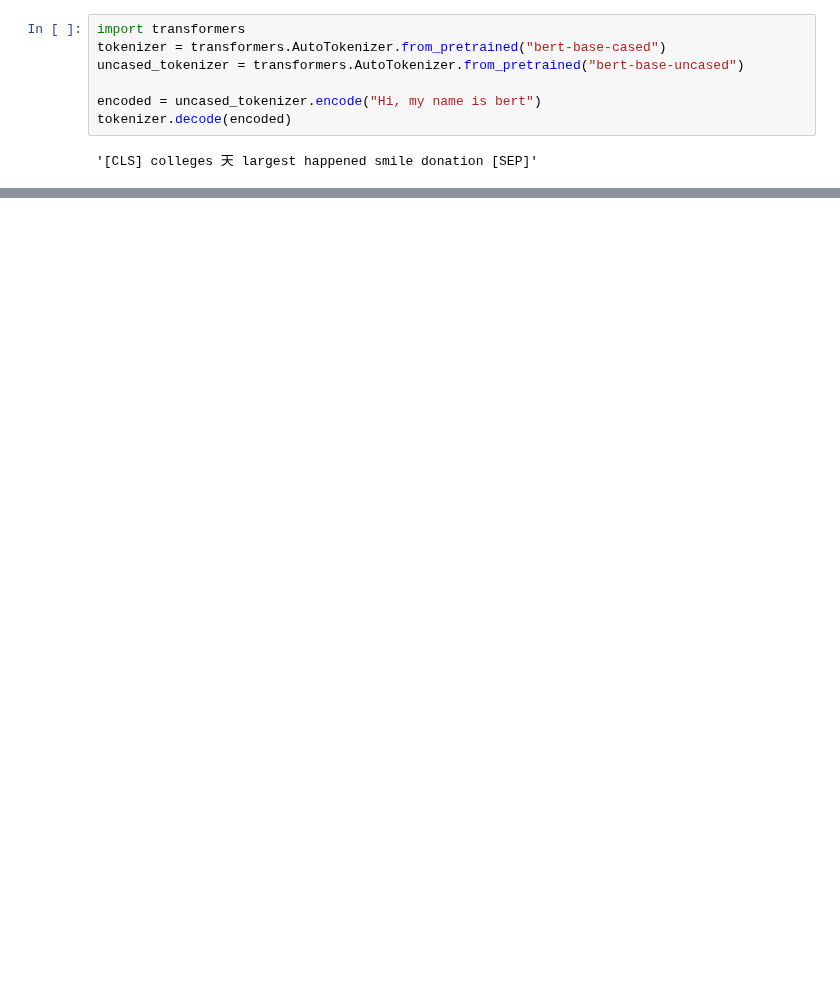
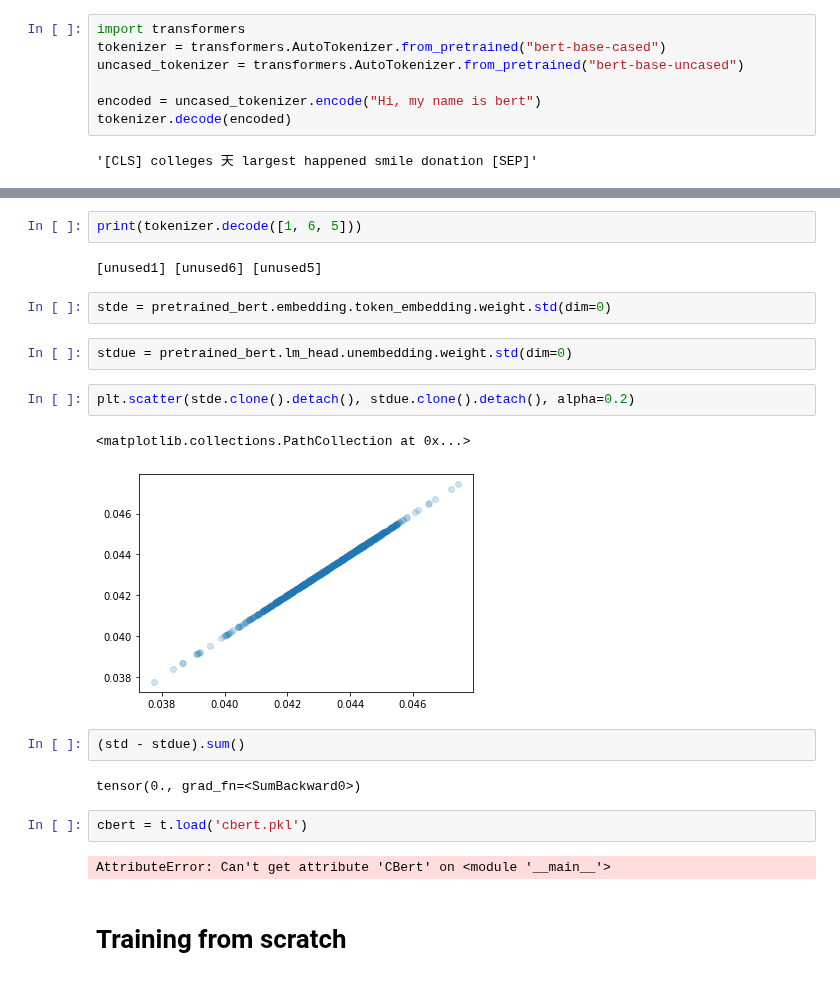
Before and after one commit to redwoodresearch/mlab, a Jupyter notebook: days/w2d1/bert.ipynb, the cells around one changed output, grey strips where cells are left out. Drawn from its saved outputs; the diff is of its cells as text; blank space fills up the shorter version.

```diff
--- a/days/w2d1/bert.ipynb
+++ b/days/w2d1/bert.ipynb
@@ -324,0 +399,23 @@ data_train
+# %%
+print(tokenizer.decode([1, 6, 5]))
+# %% [output]
+[unused1] [unused6] [unused5]
+# %%
+stde = pretrained_bert.embedding.token_embedding.weight.std(dim=0)
+# %%
+stdue = pretrained_bert.lm_head.unembedding.weight.std(dim=0)
+# %%
+plt.scatter(stde.clone().detach(), stdue.clone().detach(), alpha=0.2)
+# %% [output]
+<matplotlib.collections.PathCollection at 0x...>
+[figure, added]
+# %%
+(std - stdue).sum()
+# %% [output]
+tensor(0., grad_fn=<SumBackward0>)
+# %%
+cbert = t.load('cbert.pkl')
+# %% [output]
+AttributeError: Can't get attribute 'CBert' on <module '__main__'>
+# %% [markdown]
+# Training from scratch
```
Also changed, not shown: parts of 27 cells of this notebook.
